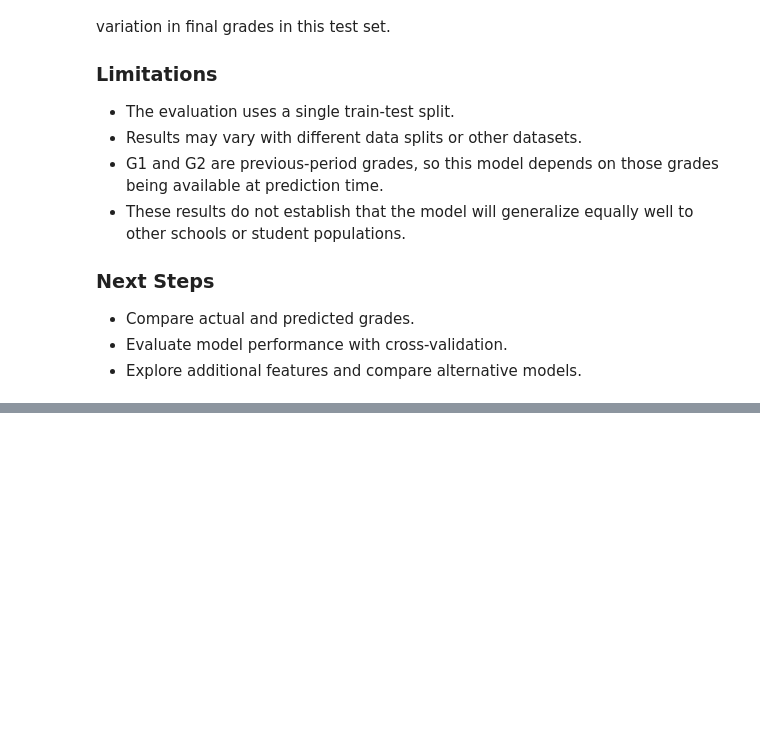
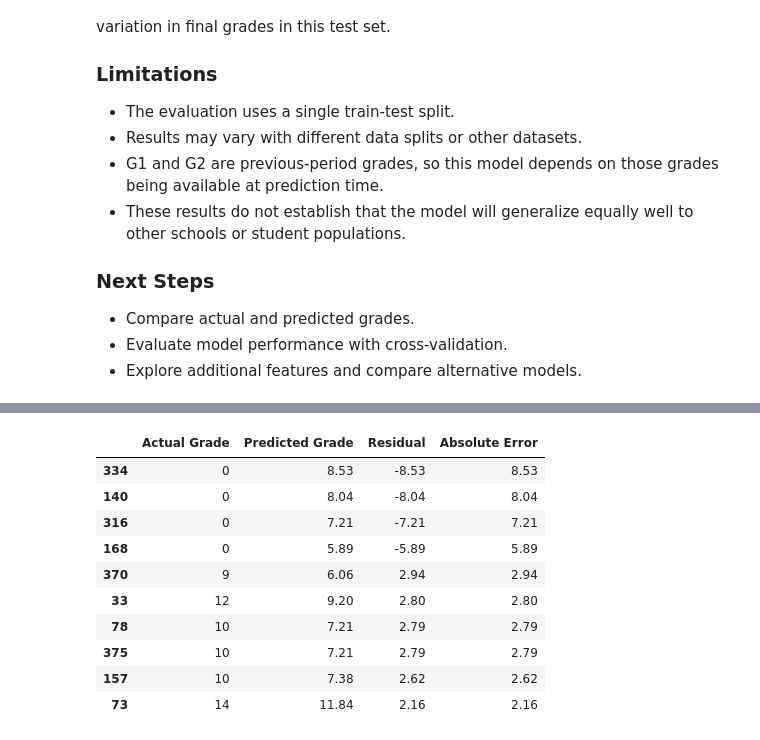
Before and after one commit to MYNazarian/student-performance-analysis, a Jupyter notebook: notebooks/student_analysis.ipynb, the cells around one changed output, grey strips where cells are left out. Saved outputs shown, nothing was run; the diff lists cells and outputs as text; code cells hidden in the pictures; blank space fills up the shorter version.

```diff
--- a/notebooks/student_analysis.ipynb
+++ b/notebooks/student_analysis.ipynb
@@ -484,0 +559,28 @@ The model achieved a Mean Absolute Error of 1.26 grade points on the test set. I
+# %%
+error_analysis = pd.DataFrame({
+    "Actual Grade": y_test,
+    "Predicted Grade": y_pred
+})
+error_analysis["Residual"] = (
+    error_analysis["Actual Grade"]
+    - error_analysis["Predicted Grade"]
+)
+error_analysis["Absolute Error"] = (
+    error_analysis["Residual"].abs()
+)
+error_analysis.sort_values(
+    by="Absolute Error",
+    ascending=False
+).head(10).round(2)
+# %% [output]
+|  | Actual Grade | Predicted Grade | Residual | Absolute Error |
+| 334 | 0 | 8.53 | -8.53 | 8.53 |
+| 140 | 0 | 8.04 | -8.04 | 8.04 |
+| 316 | 0 | 7.21 | -7.21 | 7.21 |
+| 168 | 0 | 5.89 | -5.89 | 5.89 |
+| 370 | 9 | 6.06 | 2.94 | 2.94 |
+| 33 | 12 | 9.20 | 2.80 | 2.80 |
+| 78 | 10 | 7.21 | 2.79 | 2.79 |
+| 375 | 10 | 7.21 | 2.79 | 2.79 |
+| 157 | 10 | 7.38 | 2.62 | 2.62 |
+| 73 | 14 | 11.84 | 2.16 | 2.16 |
```
Also changed, not shown: parts of 18 cells of this notebook.
